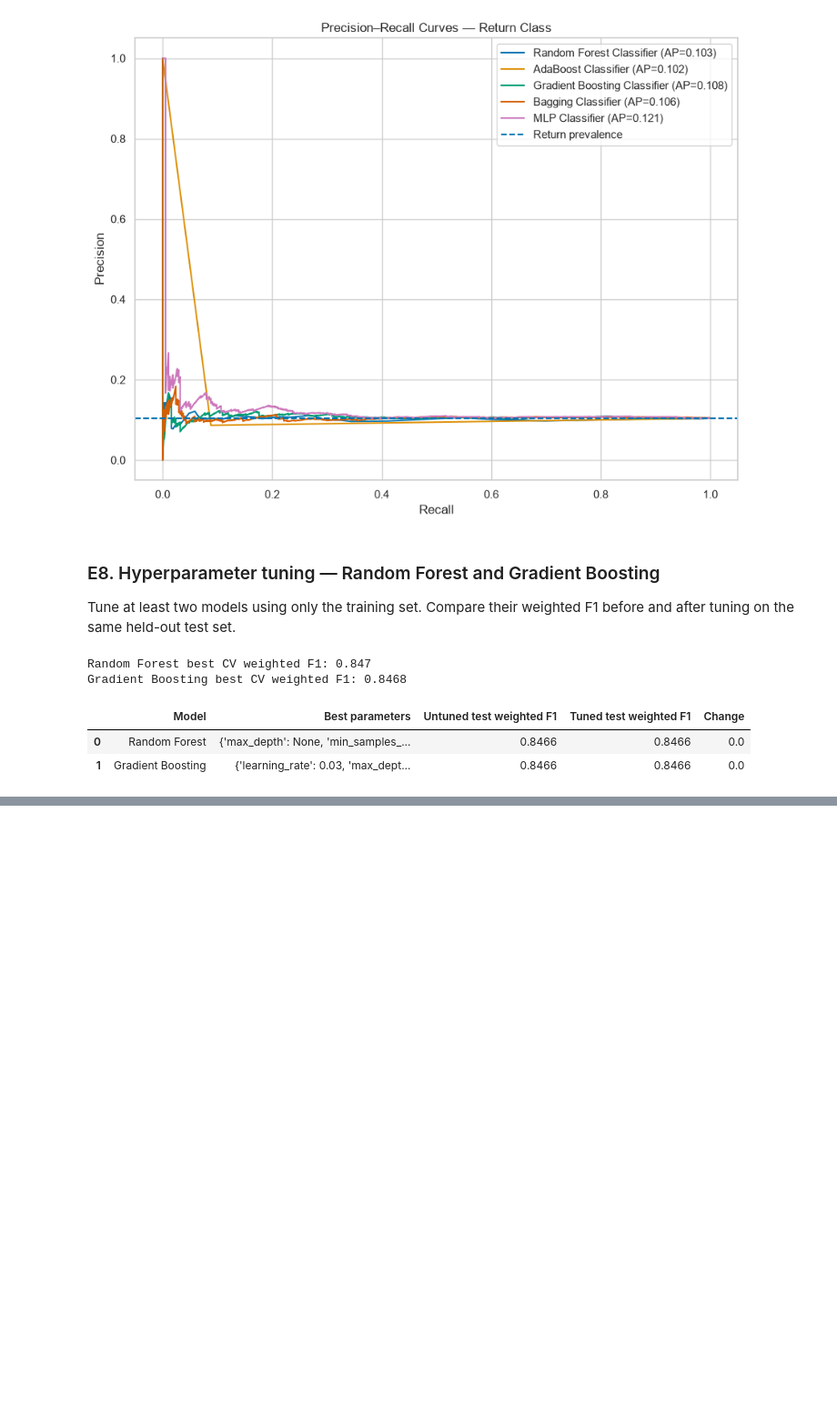
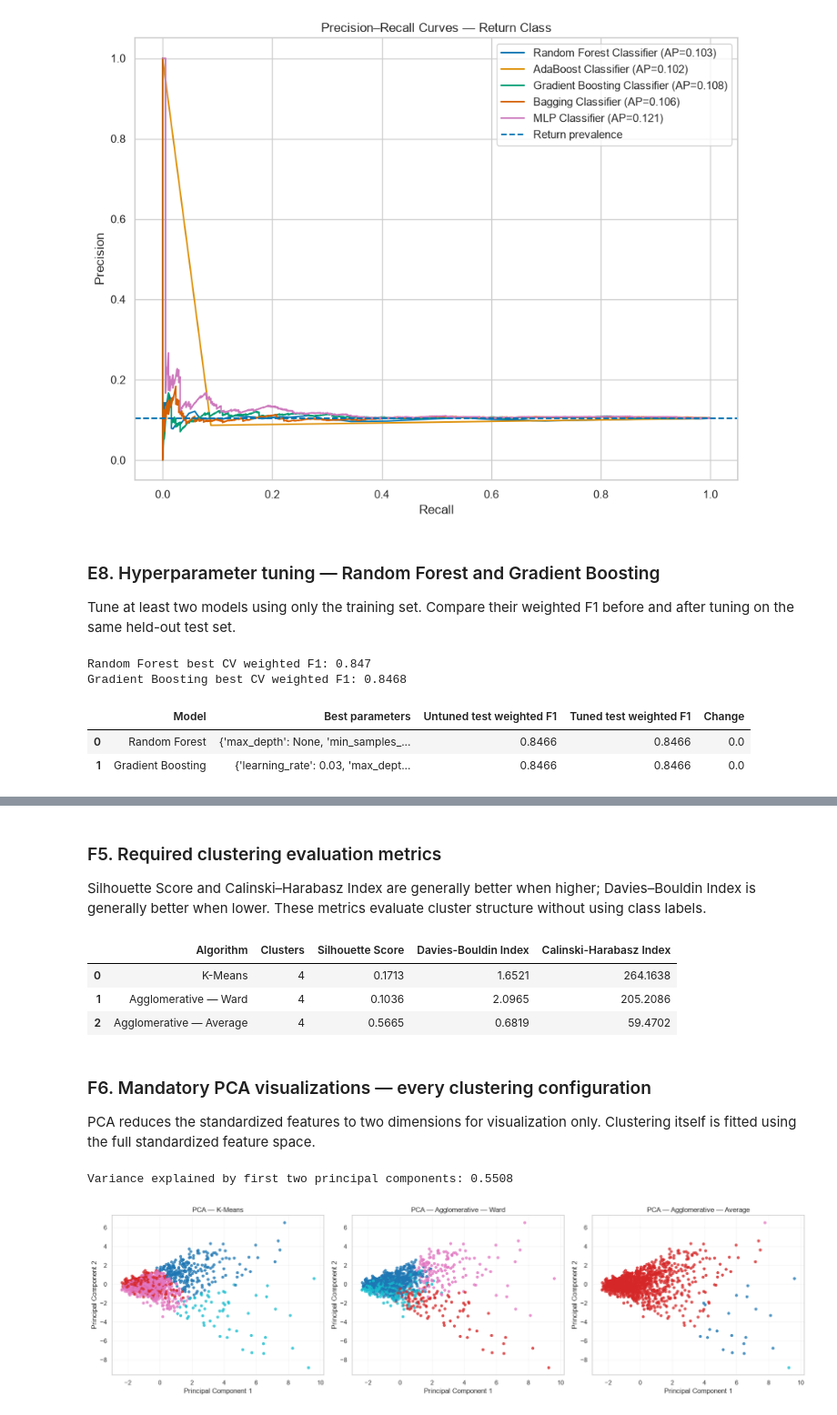
Before and after one commit to Ramjith821/RetailSalestest, a Jupyter notebook: Retail_store.ipynb, the cells around one changed output, grey strips where cells are left out. Shown at 91% size. Drawn from its saved outputs; the diff is of its cells as text; code cells hidden in the pictures; blank space fills up the shorter version.

```diff
--- a/Retail_store.ipynb
+++ b/Retail_store.ipynb
@@ -1447,0 +1603,6 @@ Gradient Boosting best CV weighted F1: 0.8468
+# %%
+# Agglomerative linkage comparison: average linkage
+agg_average_model = AgglomerativeClustering(n_clusters=SELECTED_K, linkage="average", metric="euclidean")
+agg_average_labels = agg_average_model.fit_predict(X_cluster_scaled)
+print("Agglomerative (Average) cluster sizes:")
+display(pd.Series(agg_average_labels, name="Cluster").value_counts().sort_index().to_frame("Customers"))
@@ -1447,0 +1617,42 @@ Gradient Boosting best CV weighted F1: 0.8468
+# %% [markdown]
+### F5. Required clustering evaluation metrics
+
+Silhouette Score and Calinski–Harabasz Index are generally better when higher; Davies–Bouldin Index is generally better when lower. These metrics evaluate cluster structure without using class labels.
+# %%
+def clustering_metric_row(name, X, labels):
+    n_labels = len(np.unique(labels))
+    if n_labels < 2 or n_labels >= len(labels):
+        return {"Algorithm": name, "Clusters": n_labels, "Silhouette Score": np.nan, "Davies-Bouldin Index": np.nan, "Calinski-Harabasz Index": np.nan}
+    return {"Algorithm": name, "Clusters": n_labels, "Silhouette Score": silhouette_score(X, labels), "Davies-Bouldin Index": davies_bouldin_score(X, labels), "Calinski-Harabasz Index": calinski_harabasz_score(X, labels)}
+clustering_metrics_df = pd.DataFrame([
+    clustering_metric_row("K-Means", X_cluster_scaled, kmeans_labels),
+    clustering_metric_row("Agglomerative — Ward", X_cluster_scaled, agg_ward_labels),
+    clustering_metric_row("Agglomerative — Average", X_cluster_scaled, agg_average_labels)
+])
+display(clustering_metrics_df.round(4))
+# %% [output]
+|  | Algorithm | Clusters | Silhouette Score | Davies-Bouldin Index | Calinski-Harabasz Index |
+| 0 | K-Means | 4 | 0.1713 | 1.6521 | 264.1638 |
+| 1 | Agglomerative — Ward | 4 | 0.1036 | 2.0965 | 205.2086 |
+| 2 | Agglomerative — Average | 4 | 0.5665 | 0.6819 | 59.4702 |
+# %% [markdown]
+### F6. Mandatory PCA visualizations — every clustering configuration
+
+PCA reduces the standardized features to two dimensions for visualization only. Clustering itself is fitted using the full standardized feature space.
+# %%
+pca = PCA(n_components=2, random_state=RANDOM_STATE)
+X_cluster_pca = pca.fit_transform(X_cluster_scaled)
+print("Variance explained by first two principal components:", round(pca.explained_variance_ratio_.sum(), 4))
+cluster_plot_labels = {"K-Means": kmeans_labels, "Agglomerative — Ward": agg_ward_labels, "Agglomerative — Average": agg_average_labels}
+fig, axes = plt.subplots(1, 3, figsize=(18, 5))
+for ax, (name, labels) in zip(axes, cluster_plot_labels.items()):
+    ax.scatter(X_cluster_pca[:, 0], X_cluster_pca[:, 1], c=labels, cmap="tab10", s=18, alpha=0.75)
+    ax.set_title(f"PCA — {name}")
+    ax.set_xlabel("Principal Component 1")
+    ax.set_ylabel("Principal Component 2")
+    ax.grid(alpha=0.2)
+plt.tight_layout()
+plt.show()
+# %% [output]
+Variance explained by first two principal components: 0.5508
+[figure, added]
```
Also changed, not shown: parts of 14 cells of this notebook.
